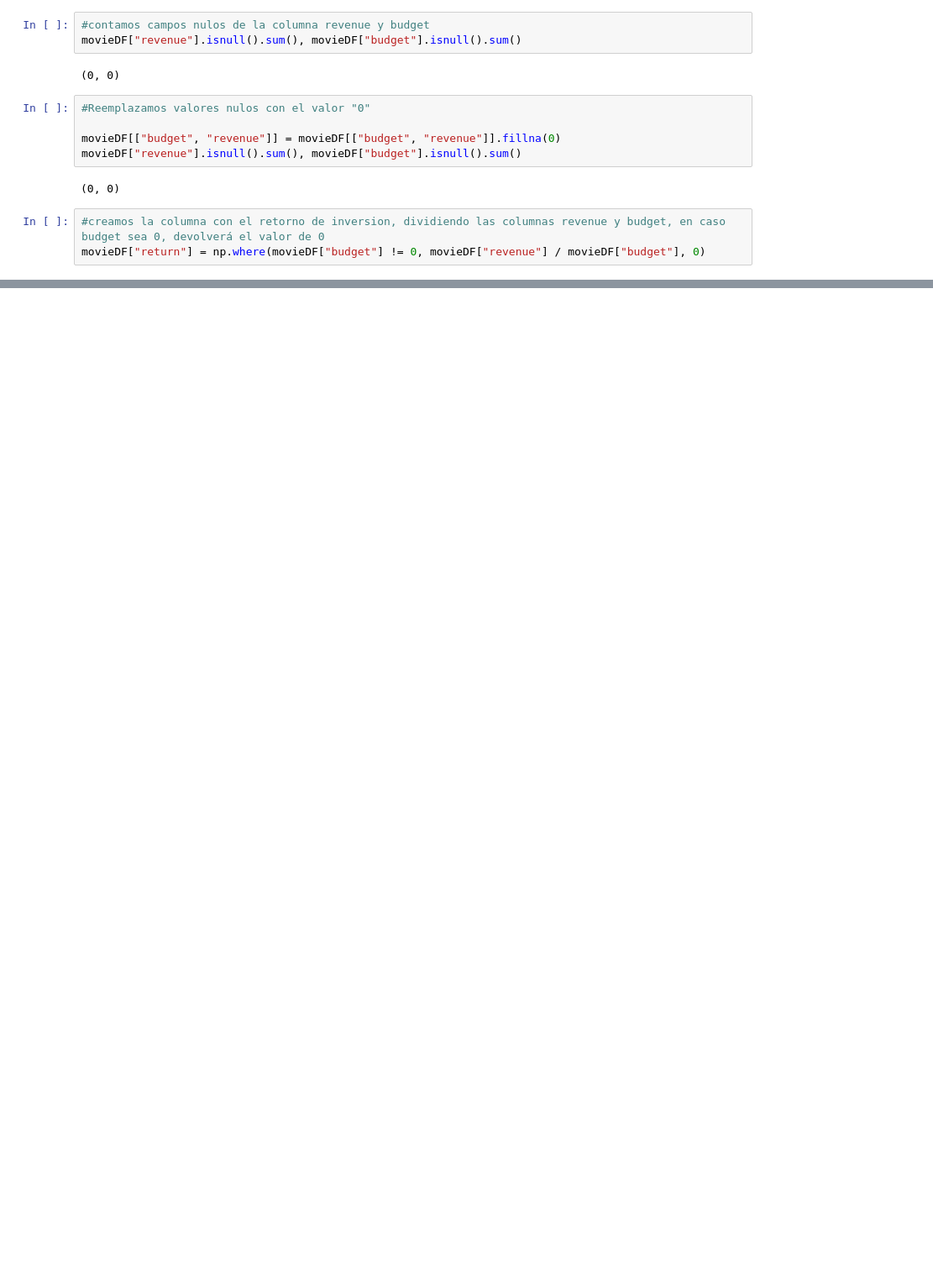
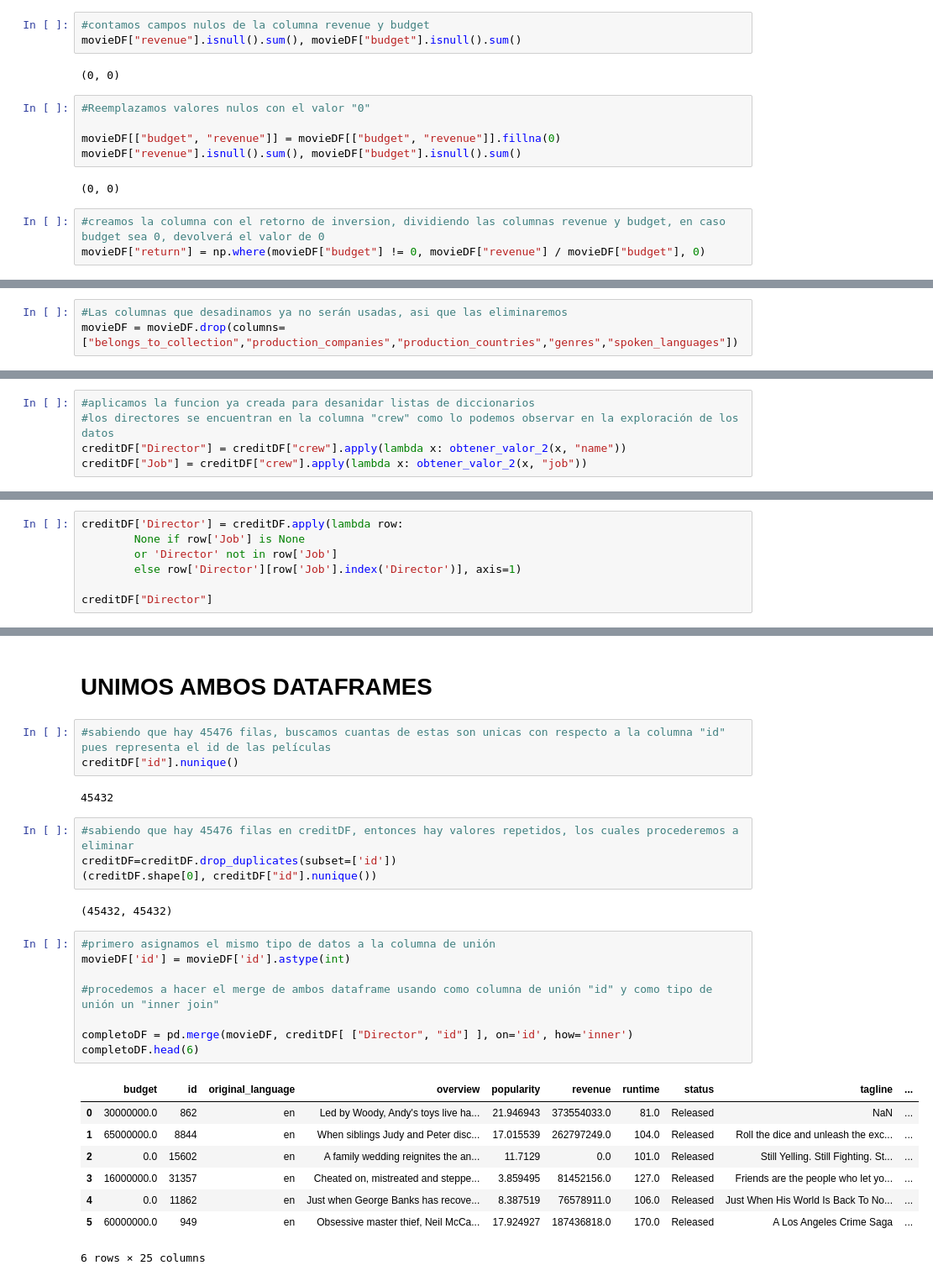
Before and after one commit to jhoser01/movie_recommendation_system, a Jupyter notebook: ETL/ETL.ipynb, the cells around one changed output, grey strips where cells are left out. Shown: that part at 84% size. Cells and saved outputs as stored; diff of their text form; blank space fills up the shorter version.

```diff
--- a/ETL/ETL.ipynb
+++ b/ETL/ETL.ipynb
@@ -213,0 +403,3 @@ AttributeError: 'NoneType' object has no attribute 'items'
+# %%
+#Las columnas que desadinamos ya no serán usadas, asi que las eliminaremos
+movieDF = movieDF.drop(columns=["belongs_to_collection","production_companies","production_countries","genres","spoken_languages"])
@@ -213,0 +446,5 @@ AttributeError: 'NoneType' object has no attribute 'items'
+# %%
+#aplicamos la funcion ya creada para desanidar listas de diccionarios
+#los directores se encuentran en la columna "crew" como lo podemos observar en la exploración de los datos
+creditDF["Director"] = creditDF["crew"].apply(lambda x: obtener_valor_2(x, "name"))
+creditDF["Job"] = creditDF["crew"].apply(lambda x: obtener_valor_2(x, "job"))
@@ -213,0 +482,7 @@ AttributeError: 'NoneType' object has no attribute 'items'
+# %%
+creditDF['Director'] = creditDF.apply(lambda row:
+        None if row['Job'] is None
+        or 'Director' not in row['Job']
+        else row['Director'][row['Job'].index('Director')], axis=1)
+
+creditDF["Director"]
@@ -213,0 +502,30 @@ AttributeError: 'NoneType' object has no attribute 'items'
+# %% [markdown]
+<h1>UNIMOS AMBOS DATAFRAMES</h1>
+# %%
+#sabiendo que hay 45476 filas, buscamos cuantas de estas son unicas con respecto a la columna "id" pues representa el id de las películas
+creditDF["id"].nunique()
+# %% [output]
+45432
+# %%
+#sabiendo que hay 45476 filas en creditDF, entonces hay valores repetidos, los cuales procederemos a eliminar
+creditDF=creditDF.drop_duplicates(subset=['id'])
+(creditDF.shape[0], creditDF["id"].nunique())
+# %% [output]
+(45432, 45432)
+# %%
+#primero asignamos el mismo tipo de datos a la columna de unión
+movieDF['id'] = movieDF['id'].astype(int)
+
+#procedemos a hacer el merge de ambos dataframe usando como columna de unión "id" y como tipo de unión un "inner join"
+
+completoDF = pd.merge(movieDF, creditDF[ ["Director", "id"] ], on='id', how='inner')
+completoDF.head(6)
+# %% [output]
+|  | budget | id | original_language | overview | popularity | revenue | runtime | status | tagline | ... |
+| 0 | 30000000.0 | 862 | en | Led by Woody, Andy's toys live ha... | 21.946943 | 373554033.0 | 81.0 | Released | NaN | ... |
+| 1 | 65000000.0 | 8844 | en | When siblings Judy and Peter disc... | 17.015539 | 262797249.0 | 104.0 | Released | Roll the dice and unleash the exc... | ... |
+| 2 | 0.0 | 15602 | en | A family wedding reignites the an... | 11.7129 | 0.0 | 101.0 | Released | Still Yelling. Still Fighting. St... | ... |
+| 3 | 16000000.0 | 31357 | en | Cheated on, mistreated and steppe... | 3.859495 | 81452156.0 | 127.0 | Released | Friends are the people who let yo... | ... |
+| 4 | 0.0 | 11862 | en | Just when George Banks has recove... | 8.387519 | 76578911.0 | 106.0 | Released | Just When His World Is Back To No... | ... |
+| 5 | 60000000.0 | 949 | en | Obsessive master thief, Neil McCa... | 17.924927 | 187436818.0 | 170.0 | Released | A Los Angeles Crime Saga | ... |
+6 rows × 25 columns
```
Also changed, not shown: parts of 47 cells of this notebook, 2 other files.
